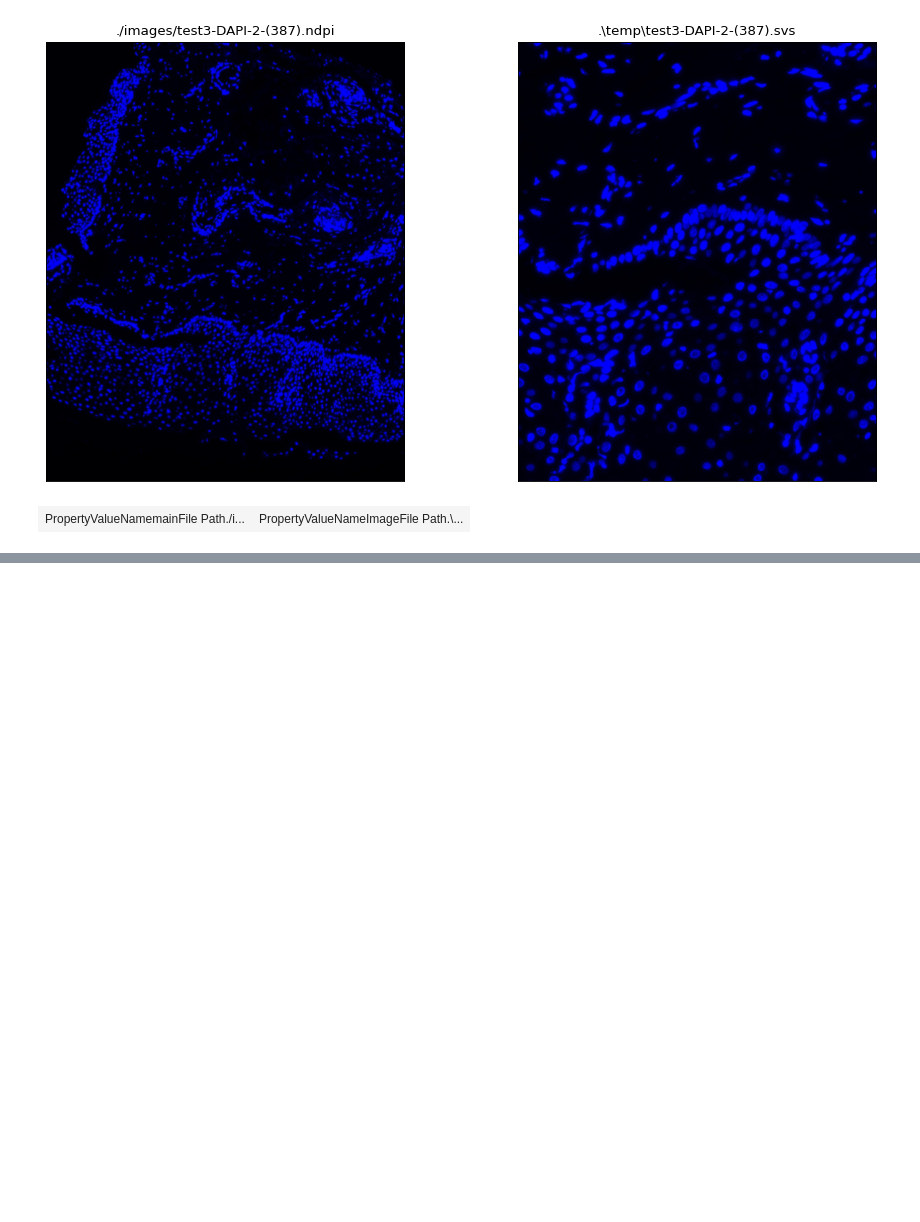
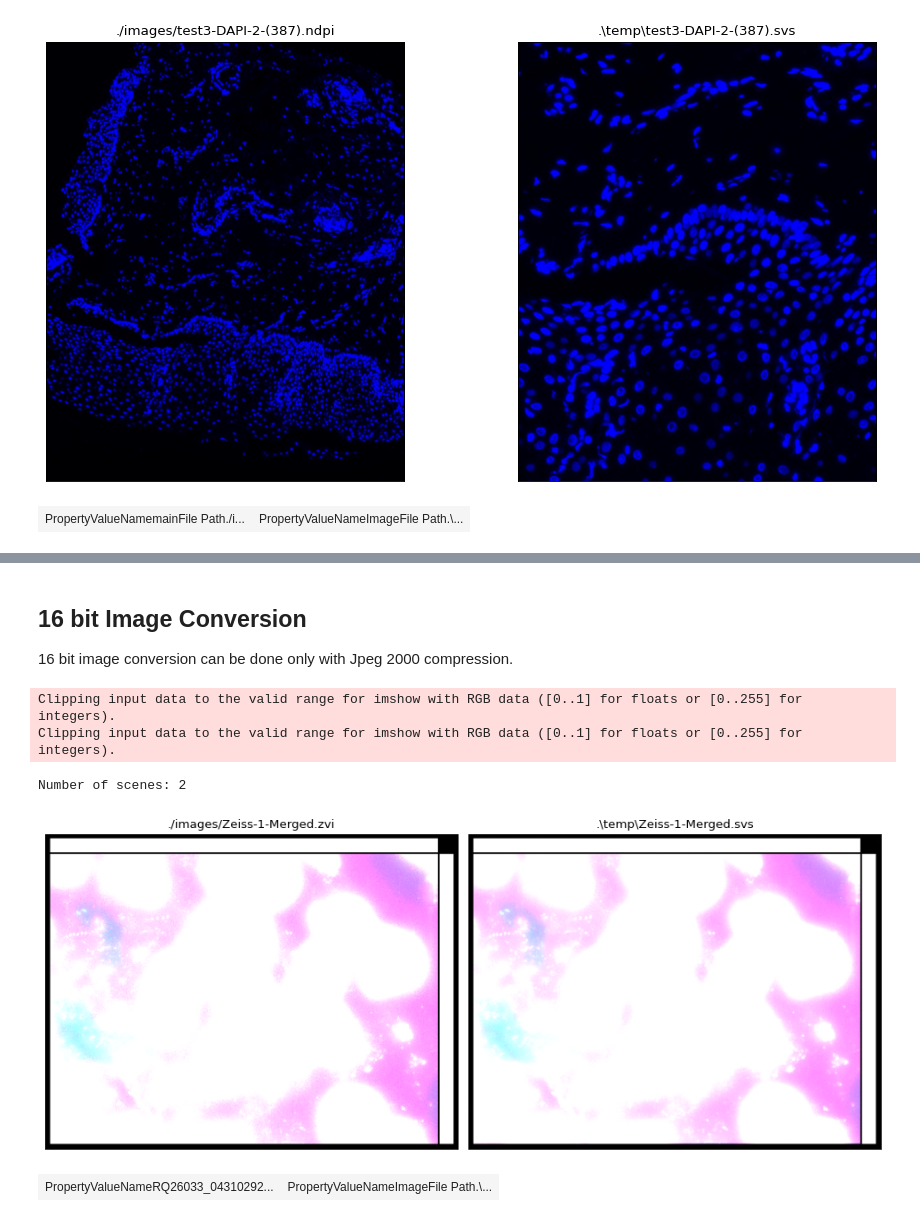
Before and after one commit to Booritas/slideio-tutorial, a Jupyter notebook: converter.ipynb, the cells around one changed output, grey strips where cells are left out. Drawn from its saved outputs; the diff is of its cells as text; code cells hidden in the pictures; blank space fills up the shorter version.

```diff
--- a/converter.ipynb
+++ b/converter.ipynb
@@ -245,17 +268,21 @@ RuntimeError: D:\a\slideio\slideio\src\slideio\converter\converter.cpp:65:Conver
+# %% [markdown]
+## 16 bit Image Conversion
+16 bit image conversion can be done only with Jpeg 2000 compression.
 # %%
-input_path =  get_driver_test_images("CZI")[0]
+input_path =  get_driver_test_images("ZVI")[0]
 output_path = create_output_file_path(input_path)
 params = slideio.SVSJp2KParameters()
 delete_file(output_path)
 with slideio.open_slide(input_path,'AUTO') as slide:
     origin_scene = slide.get_scene(0)
-    size = origin_scene.size
-    params.rect.x = size[0]//4
-    params.rect.y = size[1]//2
-    params.rect.width = size[0]//3
-    params.rect.height = size[1]//3
     slideio.convert_scene(origin_scene, params, output_path)
     svs_slide = slideio.open_slide(output_path)
     svs_scene = svs_slide.get_scene(0)
     show_scenes([origin_scene, svs_scene], 3, (500,500))
     show_scene_info_tables([origin_scene, svs_scene])
+# %% [output]
+Clipping input data to the valid range for imshow with RGB data ([0..1] for floats or [0..255] for integers).
+Clipping input data to the valid range for imshow with RGB data ([0..1] for floats or [0..255] for integers).
+Number of scenes: 2
+[figure, added]
+| PropertyValueNameRQ26033_04310292... | PropertyValueNameImageFile Path.\... |
```
Also changed, not shown: parts of 18 cells of this notebook, 1 other file.
